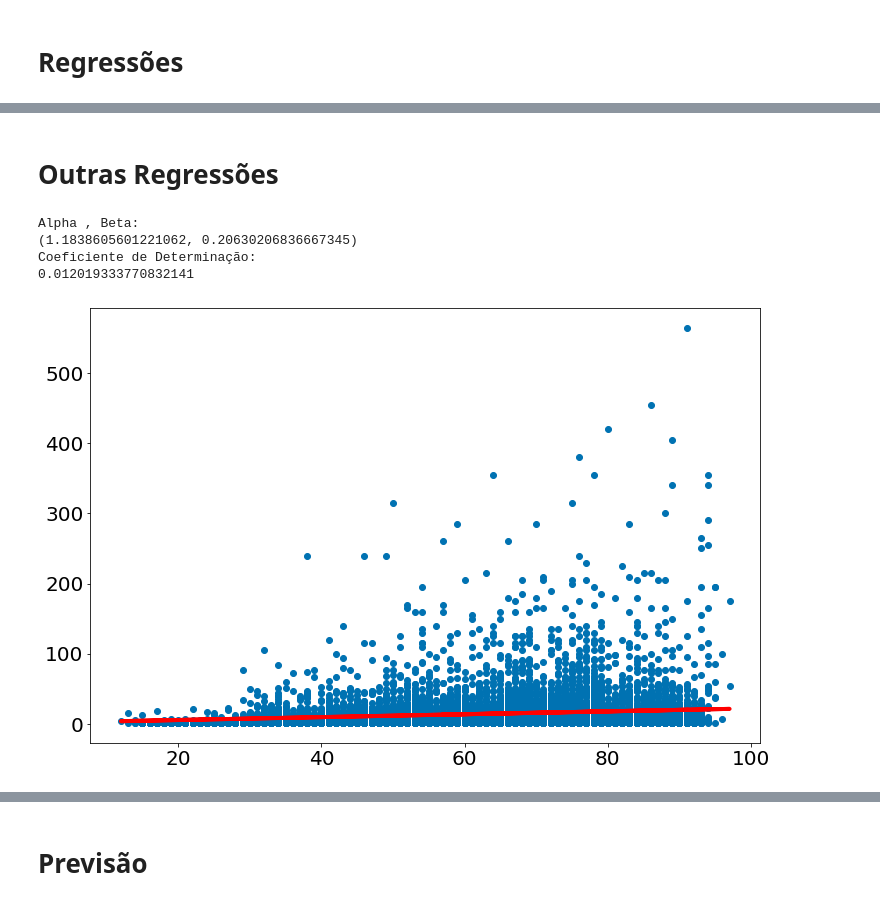
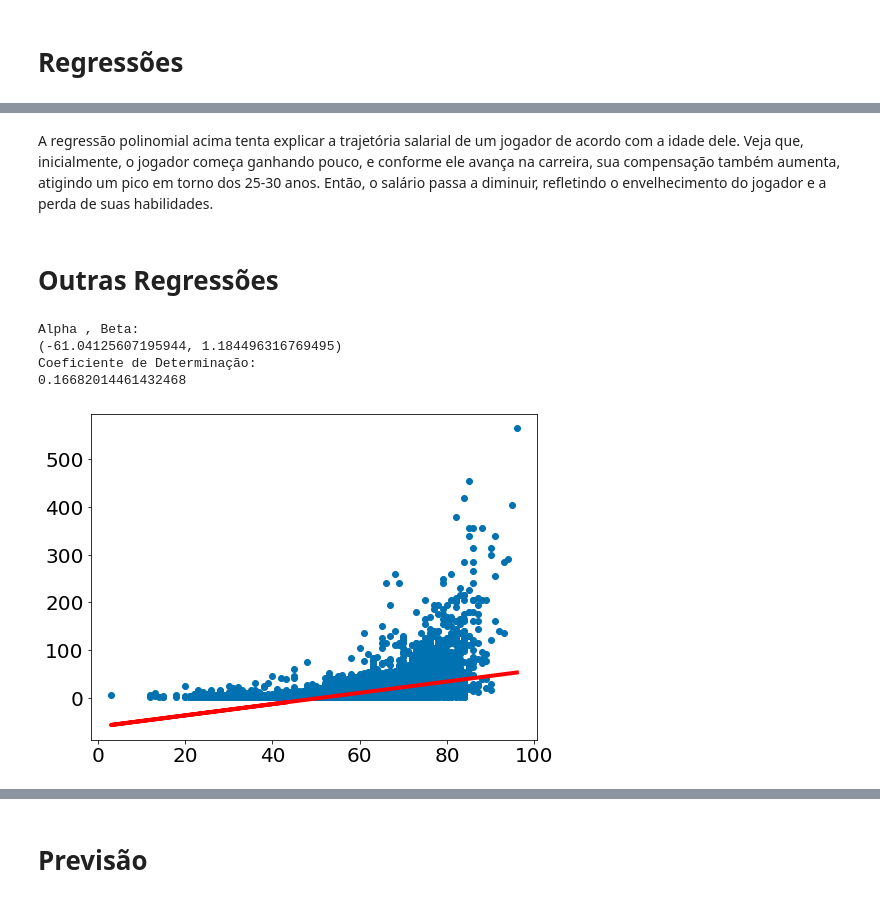
Before and after one commit to leandrodinizsilva/tp-icd, a Jupyter notebook: trabalhoICDFinal.ipynb, the cells around one changed output, grey strips where cells are left out. Drawn from its saved outputs; the diff is of its cells as text; code cells hidden in the pictures.

```diff
--- a/trabalhoICDFinal.ipynb
+++ b/trabalhoICDFinal.ipynb
@@ -12,7 +40,5 @@ warnings.filterwarnings("ignore")
 # %%
-data = pd.read_csv('https://raw.githubusercontent.com/leandrodinizsilva/tp-icd/main/data.csv',
-                 sep=',',
-                 header=0)
+data = pd.read_csv('https://raw.githubusercontent.com/leandrodinizsilva/tp-icd/main/data.csv', sep=',', header=0)
 data.head()
 # %% [output]
 |  | Unnamed: 0 | ID | Name | Age | Photo | Nationality | Flag | Overall | Potential | Club | ... |
@@ -326,6 +293,8 @@ Outros Times:  9.345936183022276
 # %%
-filtro = times['Club'] == 'FC Barcelona'
-N = 1000
+#fazemos um teste de permutação
+
+filtro = times['Club'] == 'Real Madrid'
+N = 5000
 diferencas =  np.zeros(N)
 for i in range(N):
     np.random.shuffle(filtro.values)
@@ -381,17 +337,0 @@ series
-# %%
-plt.rcParams['figure.figsize']  = (18, 10)
-plt.rcParams['axes.labelsize']  = 20
-plt.rcParams['axes.titlesize']  = 20
-plt.rcParams['legend.fontsize'] = 20
-plt.rcParams['xtick.labelsize'] = 20
-plt.rcParams['ytick.labelsize'] = 20
-plt.rcParams['lines.linewidth'] = 4
-plt.ion()
-
-plt.style.use('seaborn-colorblind')
-plt.rcParams['figure.figsize']  = (12, 8)
-
-ols = ['Age', 'Wage']
-
-series = data[cols].groupby('Age', as_index=False).mean()
-series
@@ -484,6 +410,11 @@ plt.show()
+# %% [markdown]
+A regressão polinomial acima tenta explicar a trajetória salarial de um jogador de acordo com a idade dele. Veja que, inicialmente, o jogador começa ganhando pouco, e conforme ele avança na carreira, sua compensação também aumenta, atigindo um pico em torno dos 25-30 anos. Então, o salário passa a diminuir, refletindo o envelhecimento do jogador e a perda de suas habilidades.
 # %% [markdown]
 # Outras Regressões
 # %%
+#funções para calcular regressão linear
+data.reset_index(drop=True, inplace=True)
+
 def error(alpha, beta, x, y):
     return y - alpha - beta*x
 
@@ -549,11 +480,11 @@ def correlacao(x_name,y_name):
   _ = plt.plot(data[x_name], data[y_name],'o')
   _ = plt.plot(data[x_name], alpha + beta*data[x_name], color='r')
 # %%
-correlacao('Acceleration','Wage')
+correlacao('Composure','Wage')
 # %% [output]
 Alpha , Beta:
-(1.1838605601221062, 0.20630206836667345)
+(-61.04125607195944, 1.184496316769495)
 Coeficiente de Determinação:
-0.012019333770832141
+0.16682014461432468
-[figure, old version]
+[figure, new version]
 # %%
```
Also changed, not shown: parts of 59 cells of this notebook.
